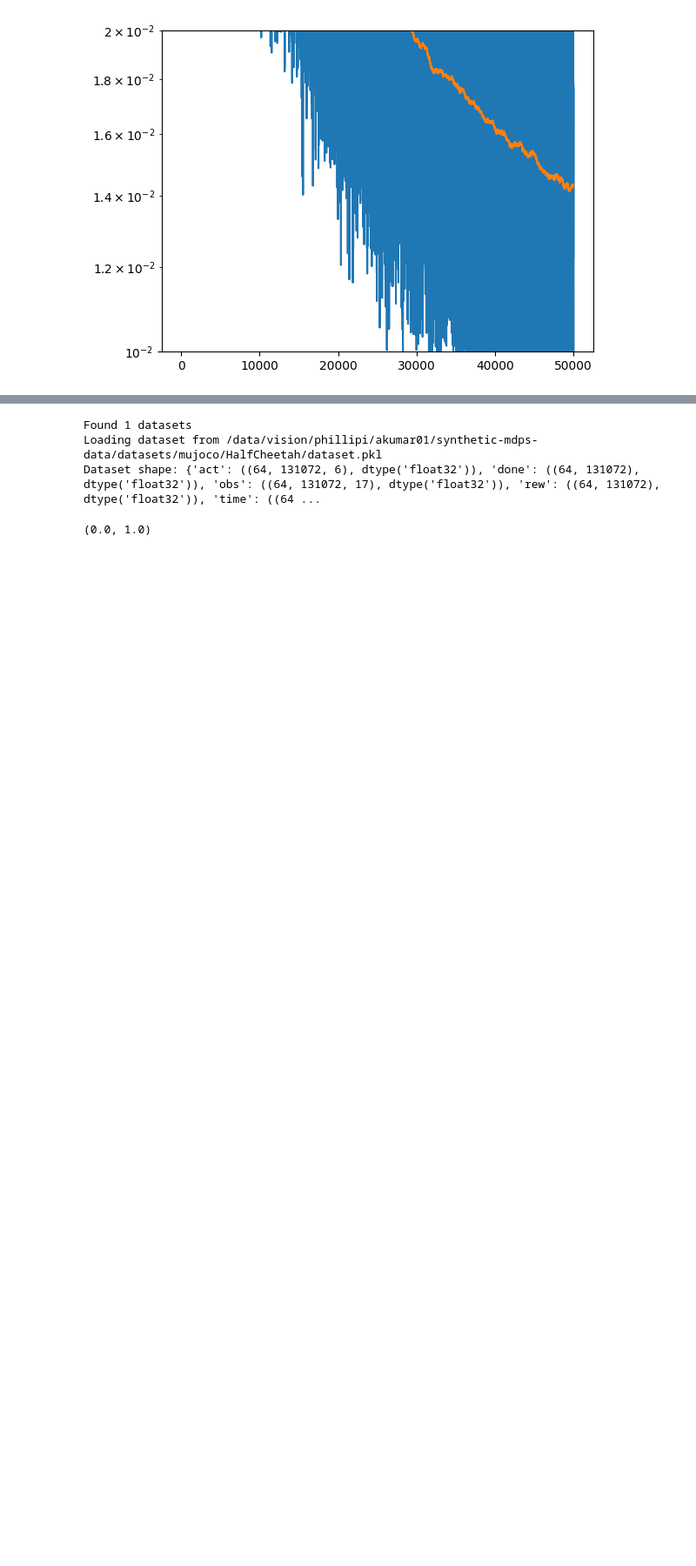
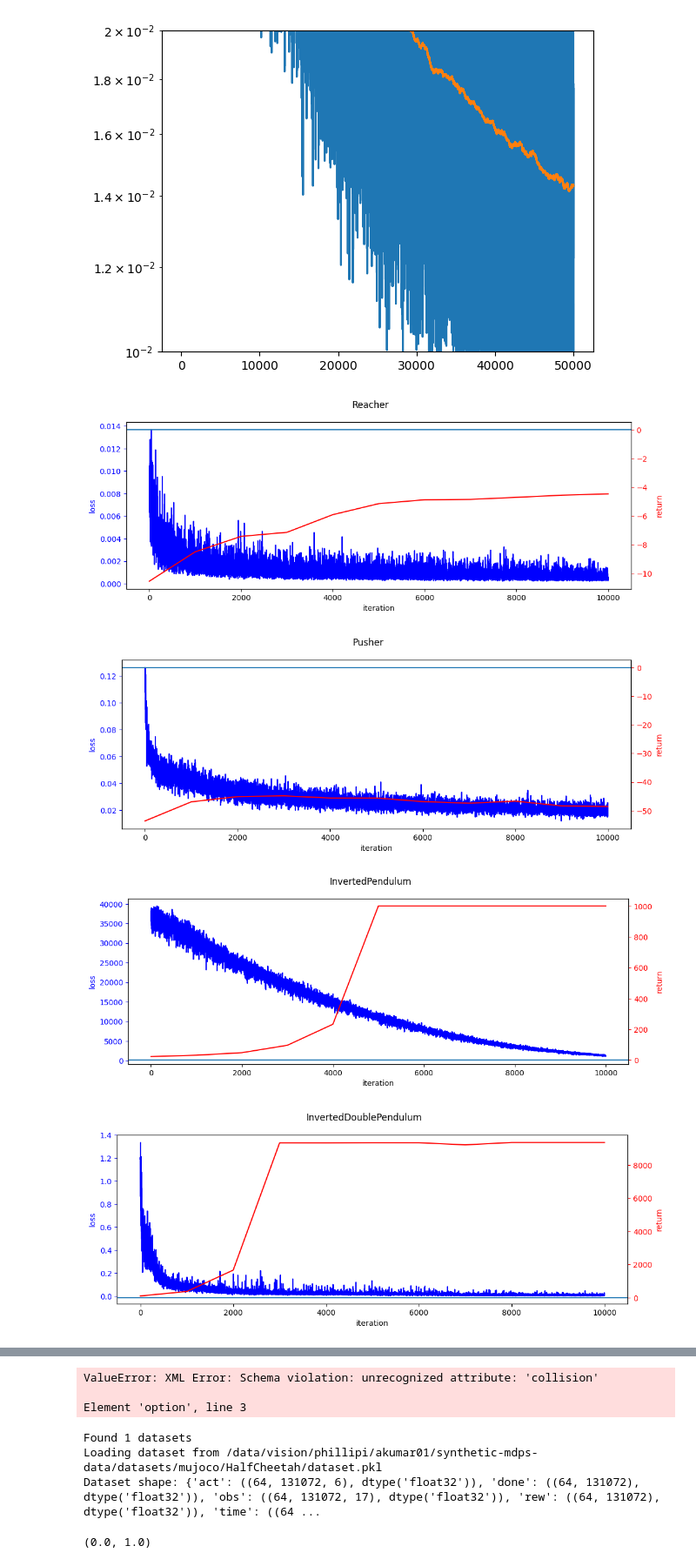
Before and after one commit to akarshkumar0101/synthetic-mdps, a Jupyter notebook: src/debug_unroll.ipynb, the cells around one changed output, grey strips where cells are left out. Shown at 87% size. Drawn from its saved outputs; the diff is of its cells as text; code cells hidden in the pictures; blank space fills up the shorter version.

```diff
--- a/src/debug_unroll.ipynb
+++ b/src/debug_unroll.ipynb
@@ -132,9 +132,9 @@ np.array(stats)[:, 0].mean()
 # %% [output]
 4542.3582191467285
 # %%
-def rollout_fn(train_state, vid_name):
+def rollout_fn(env_id, train_state, vid_name):
     capture_video = vid_name is not None
-    envs = gym.vector.SyncVectorEnv( [make_env("InvertedPendulum-v4", i, capture_video=capture_video, vid_name=vid_name) for i in range(64)] )
+    envs = gym.vector.SyncVectorEnv( [make_env(f"{env_id}-v4", i, capture_video=capture_video, vid_name=vid_name) for i in range(64)] )
     stats = []
     obs, info = envs.reset()
     for i in tqdm(range(1005)):
@@ -227,0 +230,64 @@ plt.yscale('log')
+# %%
+for env_id in envs_mujoco:
+    with open(f"/data/vision/phillipi/akumar01/synthetic-mdps-data/datasets/mujoco/{env_id}/dataset.pkl", "rb") as f:
+        dataset = pickle.load(f)
+    d_obs, d_act = dataset['obs'].shape[-1], dataset['act_mean'].shape[-1]
+
+    rng = jax.random.PRNGKey(0)
+    agent = Agent(d_obs, d_act)
+    batch = sample_batch(rng, dataset, 1)
+
+    rng, _rng = split(rng)
+    agent_params = agent.init(_rng, jax.tree_map(lambda x: x[0], batch['obs']))
+
+    agent_forward = jax.jit(jax.vmap(agent.apply, in_axes=(None, 0)))
+
+    def iter_step(state, batch):
+        def loss_fn(params):
+            act_pred = agent_forward(params, batch['obs'])
+            return jnp.mean(jnp.square(act_pred - batch['act_mean']))
+
+        grad_fn = jax.value_and_grad(loss_fn)
+        loss, grad = grad_fn(state.params)
+        return state.apply_gradients(grads=grad), loss
+    iter_step = jax.jit(iter_step)
+
+    tx = optax.chain(#optax.clip_by_global_norm(1.),
+                     optax.adamw(3e-4, weight_decay=0., eps=1e-8))
+    train_state = TrainState.create(apply_fn=agent.apply, params=agent_params, tx=tx)
+
+    pbar = tqdm(range(10000+1))
+    losses, rets, iters = [], [], []
+    for i in pbar:
+        if i%1000==0:
+            ret = rollout_fn(env_id=env_id, train_state=train_state, vid_name=None)
+            rets.append(ret)
+            iters.append(i)
+
+        rng, _rng = split(rng)
+        batch = sample_batch(_rng, dataset, 64)
+        train_state, loss = iter_step(train_state, batch)
+        pbar.set_postfix({'loss': loss})
+        losses.append(loss)
+
+    losses, rets, iters = np.array(losses), np.array(rets), np.array(iters)
+
+    plt.figure(figsize=(12, 4))
+    ax1 = plt.gca()
+    ax1.plot(losses, 'b-')
+    ax1.set_xlabel('iteration')
+    ax1.set_ylabel('loss', color='b')
+    ax1.tick_params('y', colors='b')
+    ax2 = ax1.twinx()
+    ax2.plot(iters, rets, 'r-')
+    ax2.set_ylabel('return', color='r')
+    ax2.tick_params('y', colors='r')
+    plt.axhline(0)
+
+    plt.suptitle(env_id)
+    plt.show()
+# %% [output]
+[figure, added]
+[figure, added]
+[figure, added]
+[figure, added]
@@ -228,3 +296,6 @@ plt.yscale('log')
+ValueError: XML Error: Schema violation: unrecognized attribute: 'collision'
+
+Element 'option', line 3
 # %%
 from icl_bc_ed import BCTransformer, construct_dataset, sample_batch_from_dataset
 from util import load_pkl, tree_cat, tree_stack
```
Also changed, not shown: parts of 2 cells of this notebook, 31 other files.
